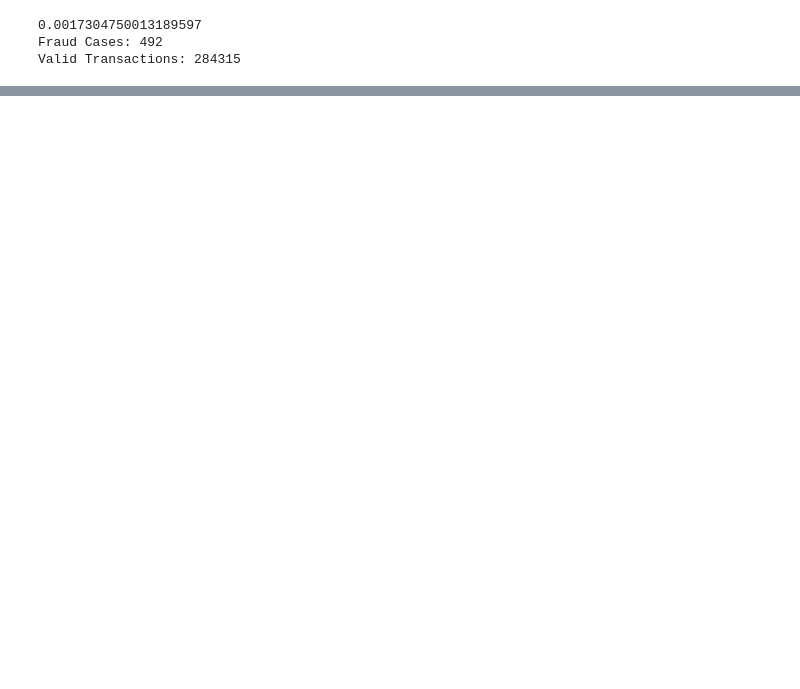
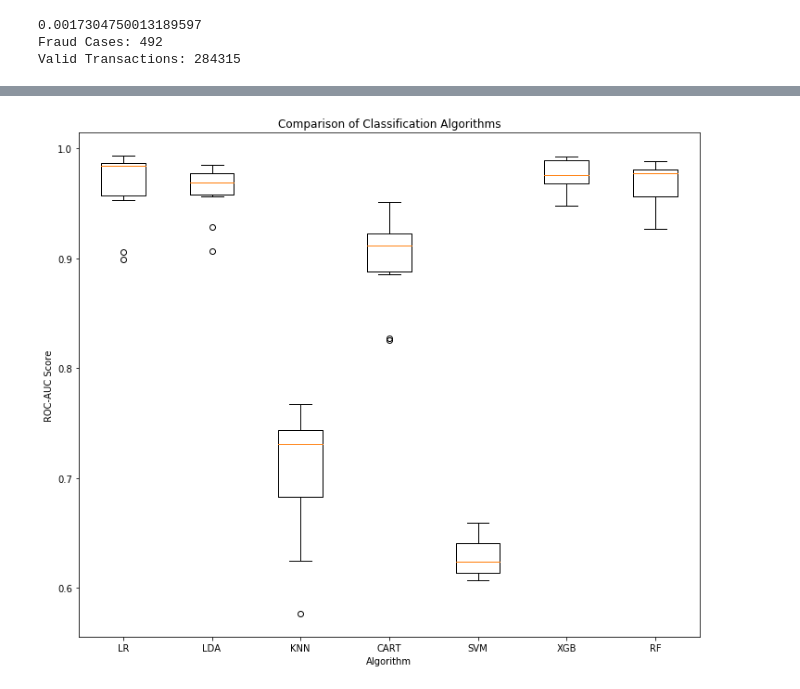
Before and after one commit to asuzek/Project-2-Credit-Card-Fraud-Detection, a Jupyter notebook: CC_LoF_IF.ipynb, the cells around one changed output, grey strips where cells are left out. Saved outputs shown, nothing was run; the diff lists cells and outputs as text; code cells hidden in the pictures; blank space fills up the shorter version.

```diff
--- a/CC_LoF_IF.ipynb
+++ b/CC_LoF_IF.ipynb
@@ -139,0 +215,5 @@ weighted avg       1.00      1.00      1.00    256326
+# %%
+X_train = X_train.values
+X_validation = X_test.values
+y_train = y_train.values
+y_validation = y_test.values
@@ -139,0 +244,25 @@ weighted avg       1.00      1.00      1.00    256326
+# %%
+##Spot-Checking Algorithms
+
+models = []
+
+models.append(('LR', LogisticRegression()))
+models.append(('LDA', LinearDiscriminantAnalysis()))
+models.append(('KNN', KNeighborsClassifier()))
+models.append(('CART', DecisionTreeClassifier()))
+models.append(('SVM', SVC()))
+models.append(('XGB', XGBClassifier()))
+models.append(('RF', RandomForestClassifier()))
+
+#testing models
+
+results = []
+names = []
+
+for name, model in models:
+    kfold = KFold(n_splits=10, random_state=42)
+    cv_results = cross_val_score(model, X_train, y_train, cv=kfold, scoring='roc_auc')
+    results.append(cv_results)
+    names.append(name)
+    msg = '%s: %f (%f)' % (name, cv_results.mean(), cv_results.std())
+    print(msg)
@@ -139,0 +280,13 @@ weighted avg       1.00      1.00      1.00    256326
+# %%
+#Compare Algorithms
+
+fig = plt.figure(figsize=(12,10))
+plt.title('Comparison of Classification Algorithms')
+plt.xlabel('Algorithm')
+plt.ylabel('ROC-AUC Score')
+plt.boxplot(results)
+ax = fig.add_subplot(111)
+ax.set_xticklabels(names)
+plt.show()
+# %% [output]
+[figure, added]
```
Also changed, not shown: parts of 18 cells of this notebook.
